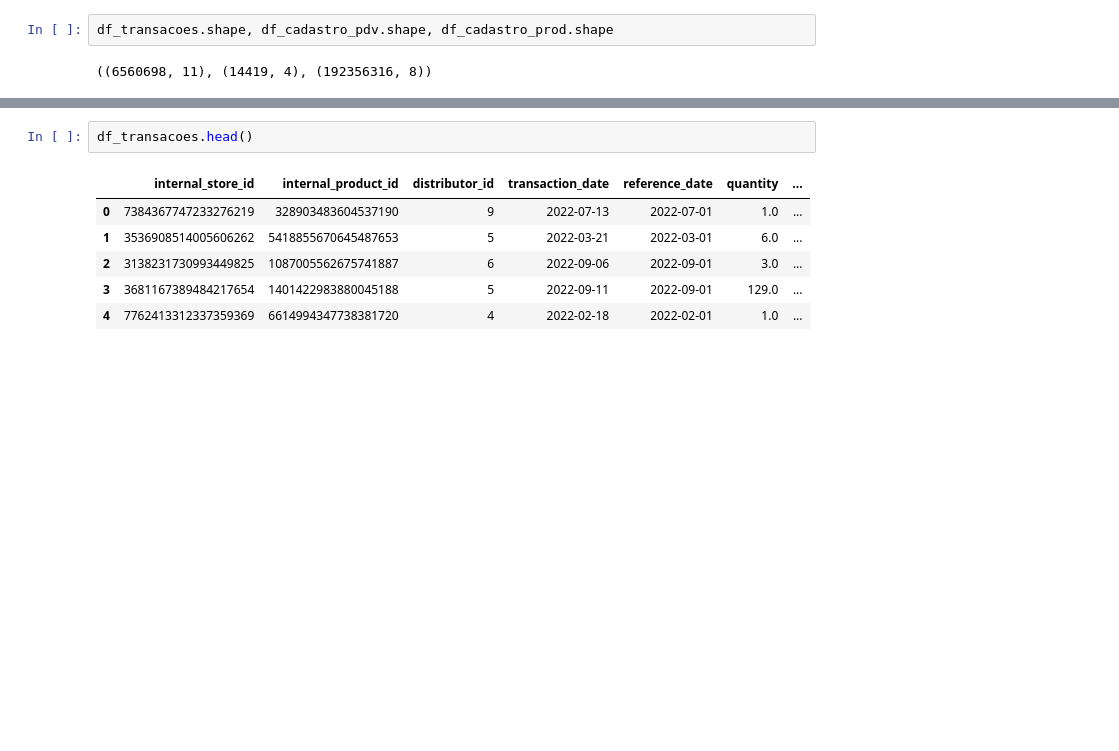
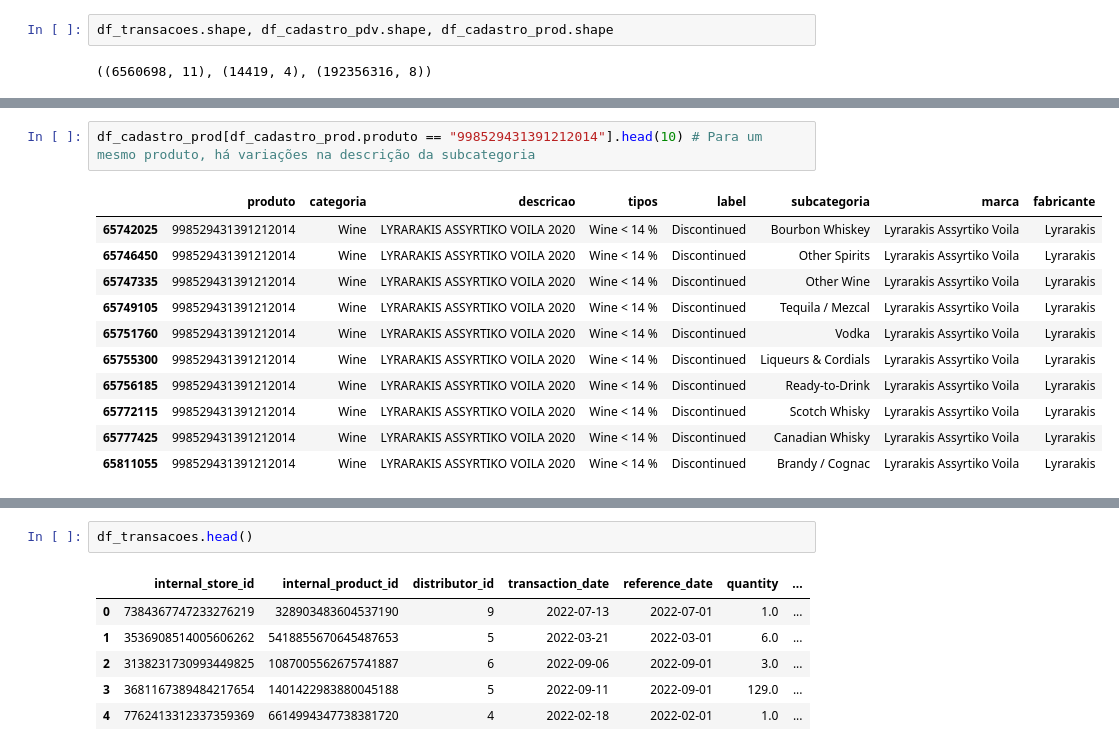
Before and after one commit to VictorBauler/Hackathon_Big_Data_2025, a Jupyter notebook: notebooks/eda.ipynb, the cells around one changed output, grey strips where cells are left out. Cells and saved outputs as stored; diff of their text form; blank space fills up the shorter version.

```diff
--- a/notebooks/eda.ipynb
+++ b/notebooks/eda.ipynb
@@ -62,0 +129,14 @@ df_transacoes.shape, df_cadastro_pdv.shape, df_cadastro_prod.shape
+# %%
+df_cadastro_prod[df_cadastro_prod.produto == "998529431391212014"].head(10) # Para um mesmo produto, há variações na descrição da subcategoria
+# %% [output]
+|  | produto | categoria | descricao | tipos | label | subcategoria | marca | fabricante |
+| 65742025 | 998529431391212014 | Wine | LYRARAKIS ASSYRTIKO VOILA 2020 | Wine < 14 % | Discontinued | Bourbon Whiskey | Lyrarakis Assyrtiko Voila | Lyrarakis |
+| 65746450 | 998529431391212014 | Wine | LYRARAKIS ASSYRTIKO VOILA 2020 | Wine < 14 % | Discontinued | Other Spirits | Lyrarakis Assyrtiko Voila | Lyrarakis |
+| 65747335 | 998529431391212014 | Wine | LYRARAKIS ASSYRTIKO VOILA 2020 | Wine < 14 % | Discontinued | Other Wine | Lyrarakis Assyrtiko Voila | Lyrarakis |
+| 65749105 | 998529431391212014 | Wine | LYRARAKIS ASSYRTIKO VOILA 2020 | Wine < 14 % | Discontinued | Tequila / Mezcal | Lyrarakis Assyrtiko Voila | Lyrarakis |
+| 65751760 | 998529431391212014 | Wine | LYRARAKIS ASSYRTIKO VOILA 2020 | Wine < 14 % | Discontinued | Vodka | Lyrarakis Assyrtiko Voila | Lyrarakis |
+| 65755300 | 998529431391212014 | Wine | LYRARAKIS ASSYRTIKO VOILA 2020 | Wine < 14 % | Discontinued | Liqueurs & Cordials | Lyrarakis Assyrtiko Voila | Lyrarakis |
+| 65756185 | 998529431391212014 | Wine | LYRARAKIS ASSYRTIKO VOILA 2020 | Wine < 14 % | Discontinued | Ready-to-Drink | Lyrarakis Assyrtiko Voila | Lyrarakis |
+| 65772115 | 998529431391212014 | Wine | LYRARAKIS ASSYRTIKO VOILA 2020 | Wine < 14 % | Discontinued | Scotch Whisky | Lyrarakis Assyrtiko Voila | Lyrarakis |
+| 65777425 | 998529431391212014 | Wine | LYRARAKIS ASSYRTIKO VOILA 2020 | Wine < 14 % | Discontinued | Canadian Whisky | Lyrarakis Assyrtiko Voila | Lyrarakis |
+| 65811055 | 998529431391212014 | Wine | LYRARAKIS ASSYRTIKO VOILA 2020 | Wine < 14 % | Discontinued | Brandy / Cognac | Lyrarakis Assyrtiko Voila | Lyrarakis |
```
Also changed, not shown: parts of 15 cells of this notebook.
